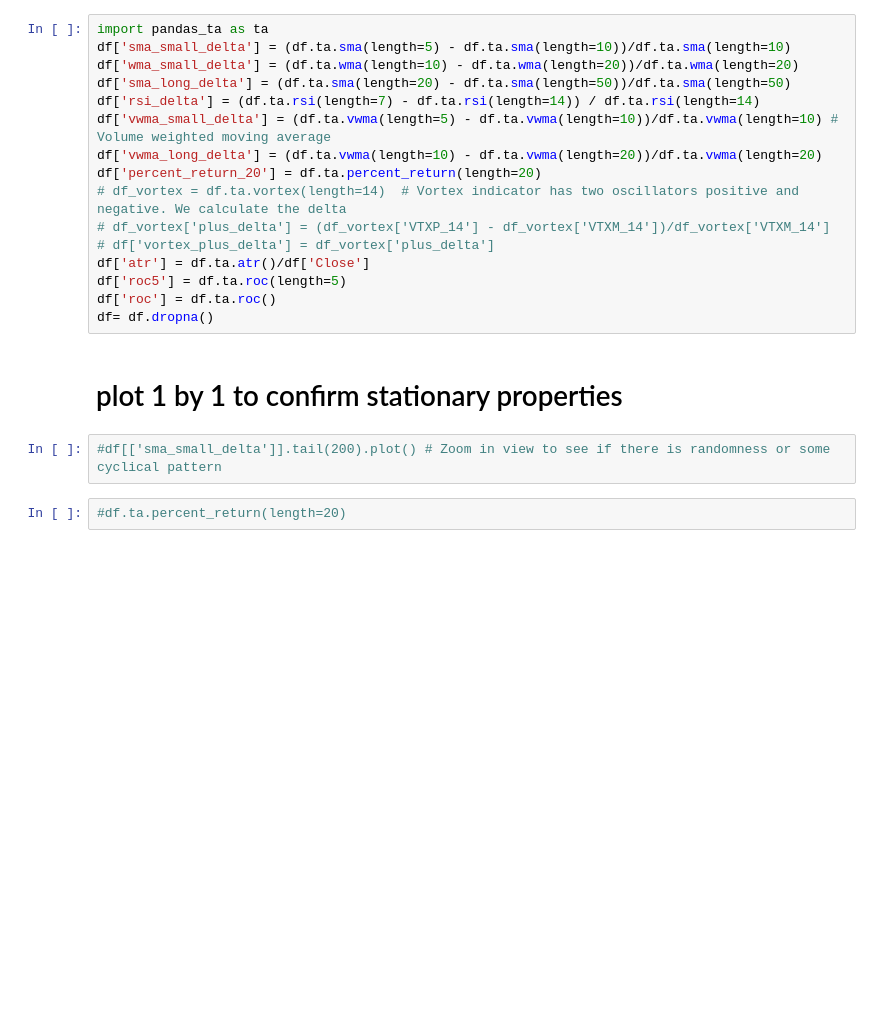
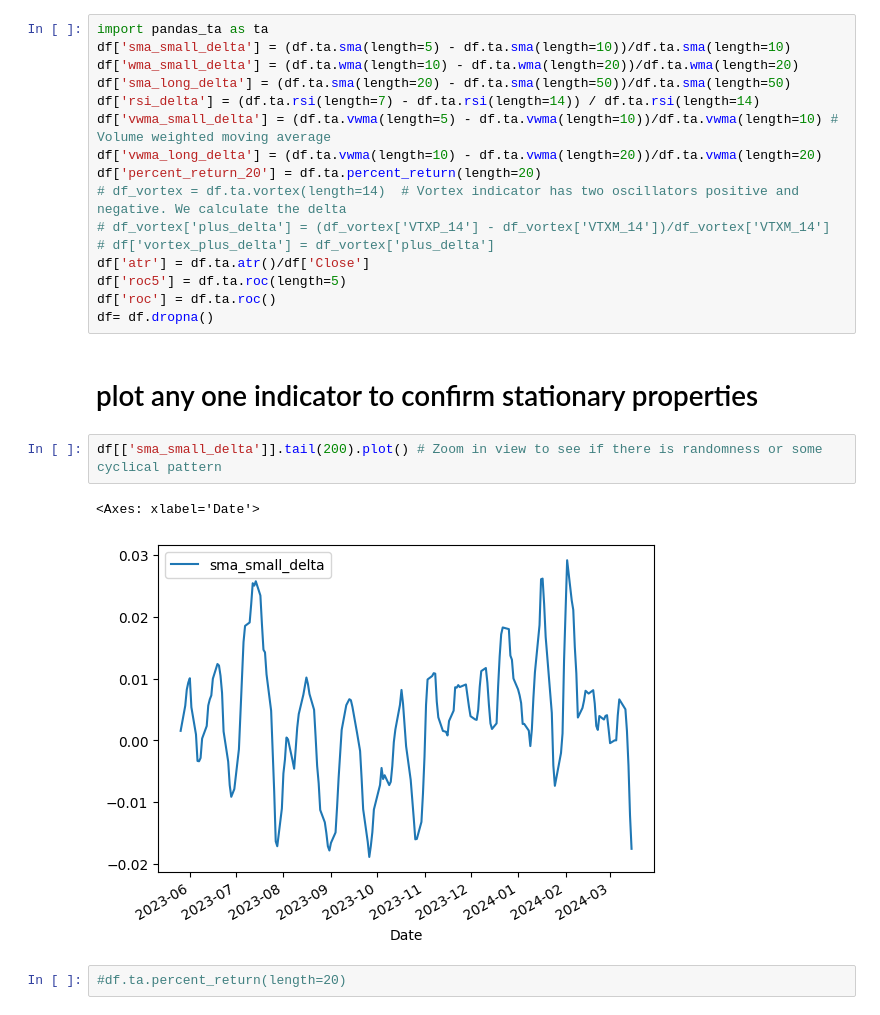
Before and after one commit to beinghorizontal/Quantext, a Jupyter notebook: lstm_ohlc_denoised2.ipynb, the cells around one changed output. Cells and saved outputs as stored; diff of their text form; blank space fills up the shorter version.

```diff
--- a/lstm_ohlc_denoised2.ipynb
+++ b/lstm_ohlc_denoised2.ipynb
@@ -103,9 +110,12 @@ df['roc5'] = df.ta.roc(length=5)
 df['roc'] = df.ta.roc()
 df= df.dropna()
 # %% [markdown]
-# plot 1 by 1 to confirm stationary properties
+# plot any one indicator to confirm stationary properties
 # %%
-#df[['sma_small_delta']].tail(200).plot() # Zoom in view to see if there is randomness or some cyclical pattern
+df[['sma_small_delta']].tail(200).plot() # Zoom in view to see if there is randomness or some cyclical pattern
+# %% [output]
+<Axes: xlabel='Date'>
+[figure, added]
 # %%
 #df.ta.percent_return(length=20)
 # %%
```
Also changed, not shown: parts of 25 cells of this notebook.
